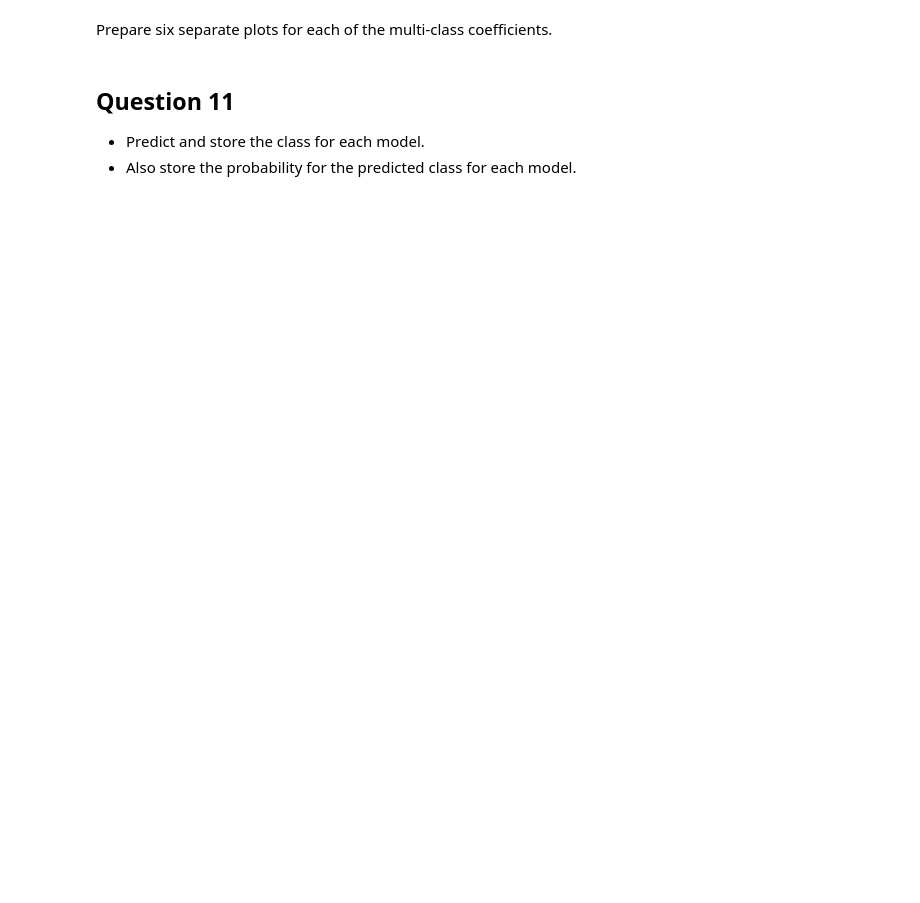
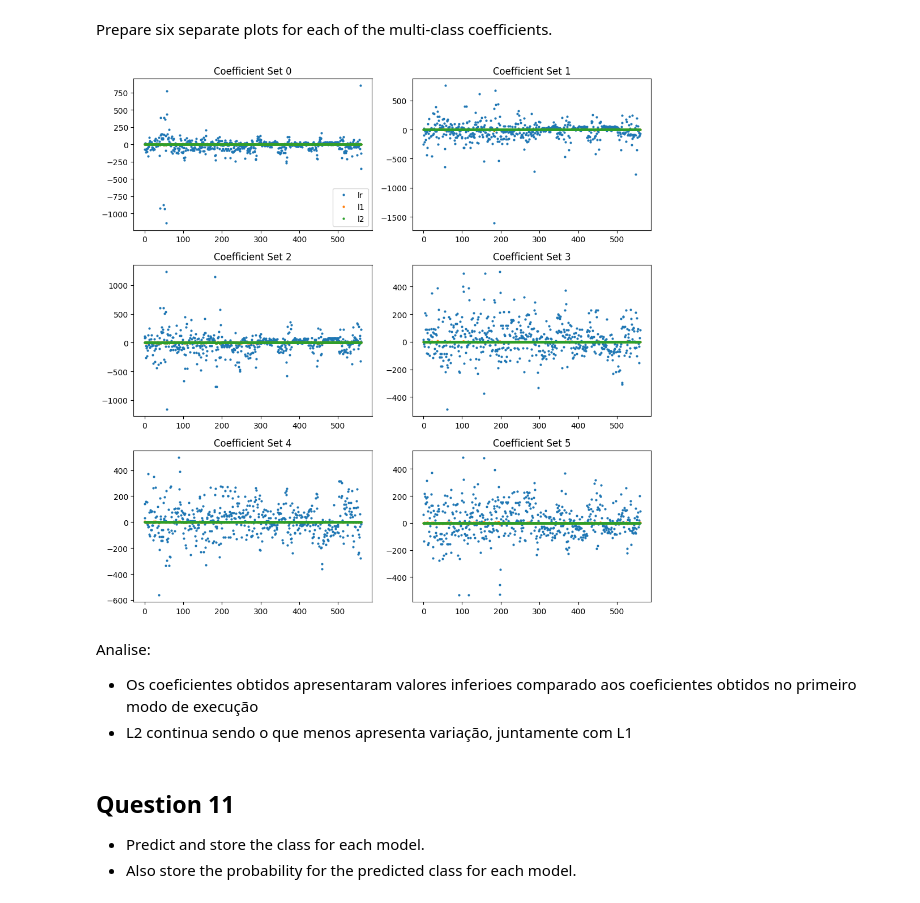
Before and after one commit to vmleroy/ic-cefet, a Jupyter notebook: 4-Regularizacao-Bias-Variancia/Regressao_Logistica_V2_ava.ipynb, the cells around one changed output. Cells and saved outputs as stored; diff of their text form; code cells hidden in the pictures; blank space fills up the shorter version.

```diff
--- a/4-Regularizacao-Bias-Variancia/Regressao_Logistica_V2_ava.ipynb
+++ b/4-Regularizacao-Bias-Variancia/Regressao_Logistica_V2_ava.ipynb
@@ -544,22 +573,28 @@ Prepare six separate plots for each of the multi-class coefficients.
 # %%
 # try the plots
 fig, axList = plt.subplots(nrows=3, ncols=2)
 axList = axList.flatten()
 fig.set_size_inches(10,10)
 
 for ax in enumerate(axList):
     loc = ax[0]
     ax = ax[1]
 
-    data_aux = coefficients.xs(loc, level=1, axis=1)
+    data_aux = coefficients_new.xs(loc, level=1, axis=1)
     data_aux.plot(marker='o', ls='', ms=2.0, ax=ax, legend=False)
 
     if ax is axList[0]:
         ax.legend(loc=4)
 
     ax.set(title='Coefficient Set '+str(loc))
 
 plt.tight_layout()
+# %% [output]
+[figure, added]
+# %% [markdown]
+Analise:
+* Os coeficientes obtidos apresentaram valores inferioes comparado aos coeficientes obtidos no primeiro modo de execução
+* L2 continua sendo o que menos apresenta variação, juntamente com L1
 # %% [markdown]
 ## Question 11
 
```
Also changed, not shown: parts of 38 cells of this notebook, 2 other files.
